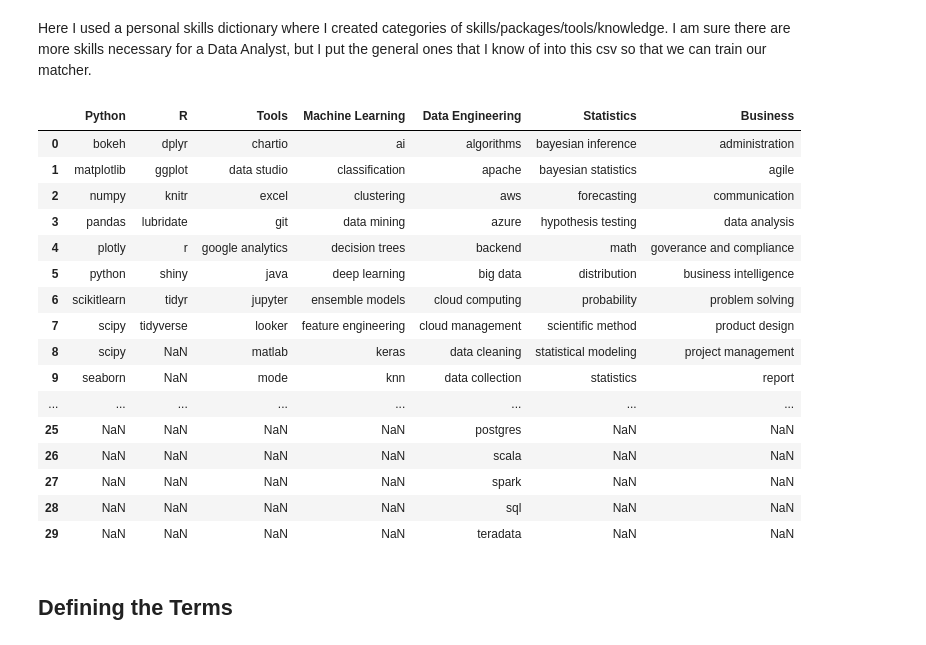
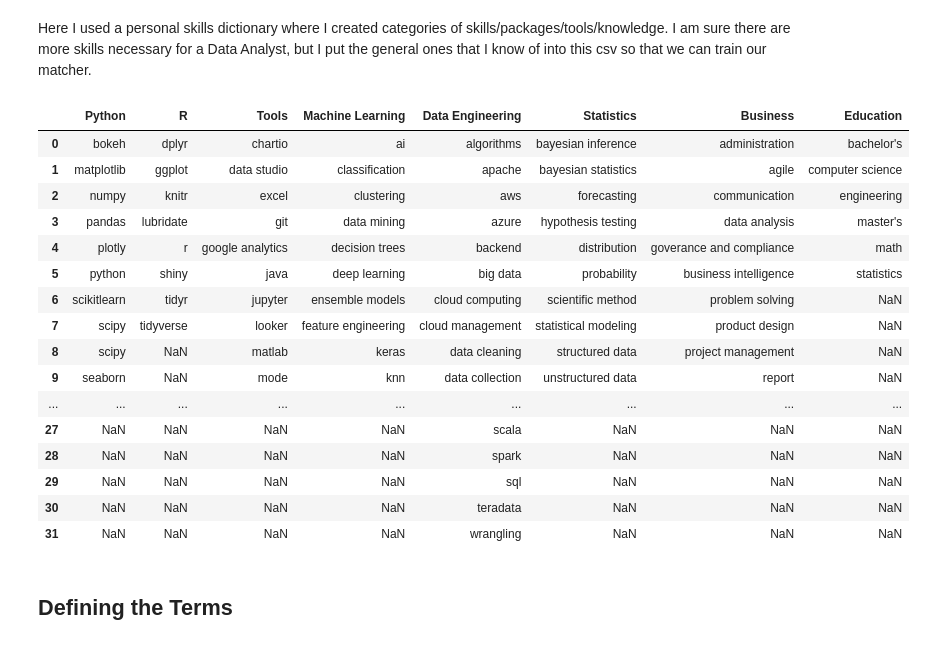
Before and after one commit to kodingwithkelly/GlassdoorProj, a Jupyter notebook: Glassdoor_NLP.ipynb, the cells around one changed output. Saved outputs shown, nothing was run; the diff lists cells and outputs as text; code cells hidden in the pictures.

Commit message:
skills update

```diff
--- a/Glassdoor_NLP.ipynb
+++ b/Glassdoor_NLP.ipynb
@@ -189,26 +188,26 @@ import pandas as pd
 # %% [markdown]
 Here I used a personal skills dictionary where I created categories of skills/packages/tools/knowledge. I am sure there are more skills necessary for a Data Analyst, but I put the general ones that I know of into this csv so that we can train our matcher.
 # %%
-skills_dict = pd.read_csv('/Users/kellylam/Downloads/skills.csv')
+skills_dict = pd.read_csv('/Users/kellylam/Glassdoor/Data/skills.csv')
 skills_dict
 # %% [output]
-|  | Python | R | Tools | Machine Learning | Data Engineering | Statistics | Business |
-| 0 | bokeh | dplyr | chartio | ai | algorithms | bayesian inference | administration |
-| 1 | matplotlib | ggplot | data studio | classification | apache | bayesian statistics | agile |
-| 2 | numpy | knitr | excel | clustering | aws | forecasting | communication |
-| 3 | pandas | lubridate | git | data mining | azure | hypothesis testing | data analysis |
-| 4 | plotly | r | google analytics | decision trees | backend | math | goverance and compliance |
-| 5 | python | shiny | java | deep learning | big data | distribution | business intelligence |
-| 6 | scikitlearn | tidyr | jupyter | ensemble models | cloud computing | probability | problem solving |
-| 7 | scipy | tidyverse | looker | feature engineering | cloud management | scientific method | product design |
-| 8 | scipy | NaN | matlab | keras | data cleaning | statistical modeling | project management |
-| 9 | seaborn | NaN | mode | knn | data collection | statistics | report |
-| ... | ... | ... | ... | ... | ... | ... | ... |
-| 25 | NaN | NaN | NaN | NaN | postgres | NaN | NaN |
-| 26 | NaN | NaN | NaN | NaN | scala | NaN | NaN |
-| 27 | NaN | NaN | NaN | NaN | spark | NaN | NaN |
-| 28 | NaN | NaN | NaN | NaN | sql | NaN | NaN |
-| 29 | NaN | NaN | NaN | NaN | teradata | NaN | NaN |
+|  | Python | R | Tools | Machine Learning | Data Engineering | Statistics | Business | Education |
+| 0 | bokeh | dplyr | chartio | ai | algorithms | bayesian inference | administration | bachelor's |
+| 1 | matplotlib | ggplot | data studio | classification | apache | bayesian statistics | agile | computer science |
+| 2 | numpy | knitr | excel | clustering | aws | forecasting | communication | engineering |
+| 3 | pandas | lubridate | git | data mining | azure | hypothesis testing | data analysis | master's |
+| 4 | plotly | r | google analytics | decision trees | backend | distribution | goverance and compliance | math |
+| 5 | python | shiny | java | deep learning | big data | probability | business intelligence | statistics |
+| 6 | scikitlearn | tidyr | jupyter | ensemble models | cloud computing | scientific method | problem solving | NaN |
+| 7 | scipy | tidyverse | looker | feature engineering | cloud management | statistical modeling | product design | NaN |
+| 8 | scipy | NaN | matlab | keras | data cleaning | structured data | project management | NaN |
+| 9 | seaborn | NaN | mode | knn | data collection | unstructured data | report | NaN |
+| ... | ... | ... | ... | ... | ... | ... | ... | ... |
+| 27 | NaN | NaN | NaN | NaN | scala | NaN | NaN | NaN |
+| 28 | NaN | NaN | NaN | NaN | spark | NaN | NaN | NaN |
+| 29 | NaN | NaN | NaN | NaN | sql | NaN | NaN | NaN |
+| 30 | NaN | NaN | NaN | NaN | teradata | NaN | NaN | NaN |
+| 31 | NaN | NaN | NaN | NaN | wrangling | NaN | NaN | NaN |
 # %% [markdown]
 ## Defining the Terms
 # %%
```
Also changed, not shown: parts of 4 cells of this notebook, 2 other files.
